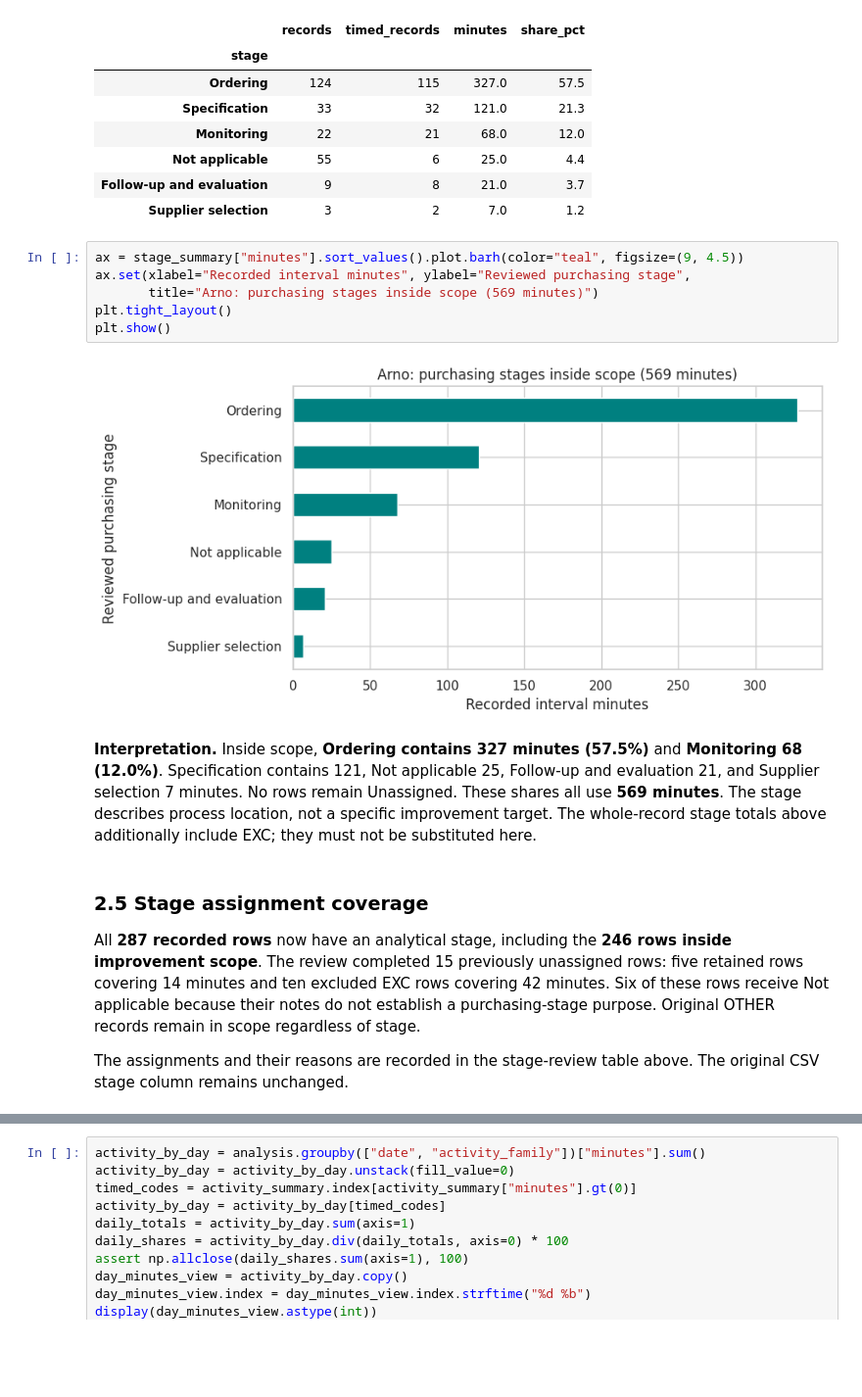
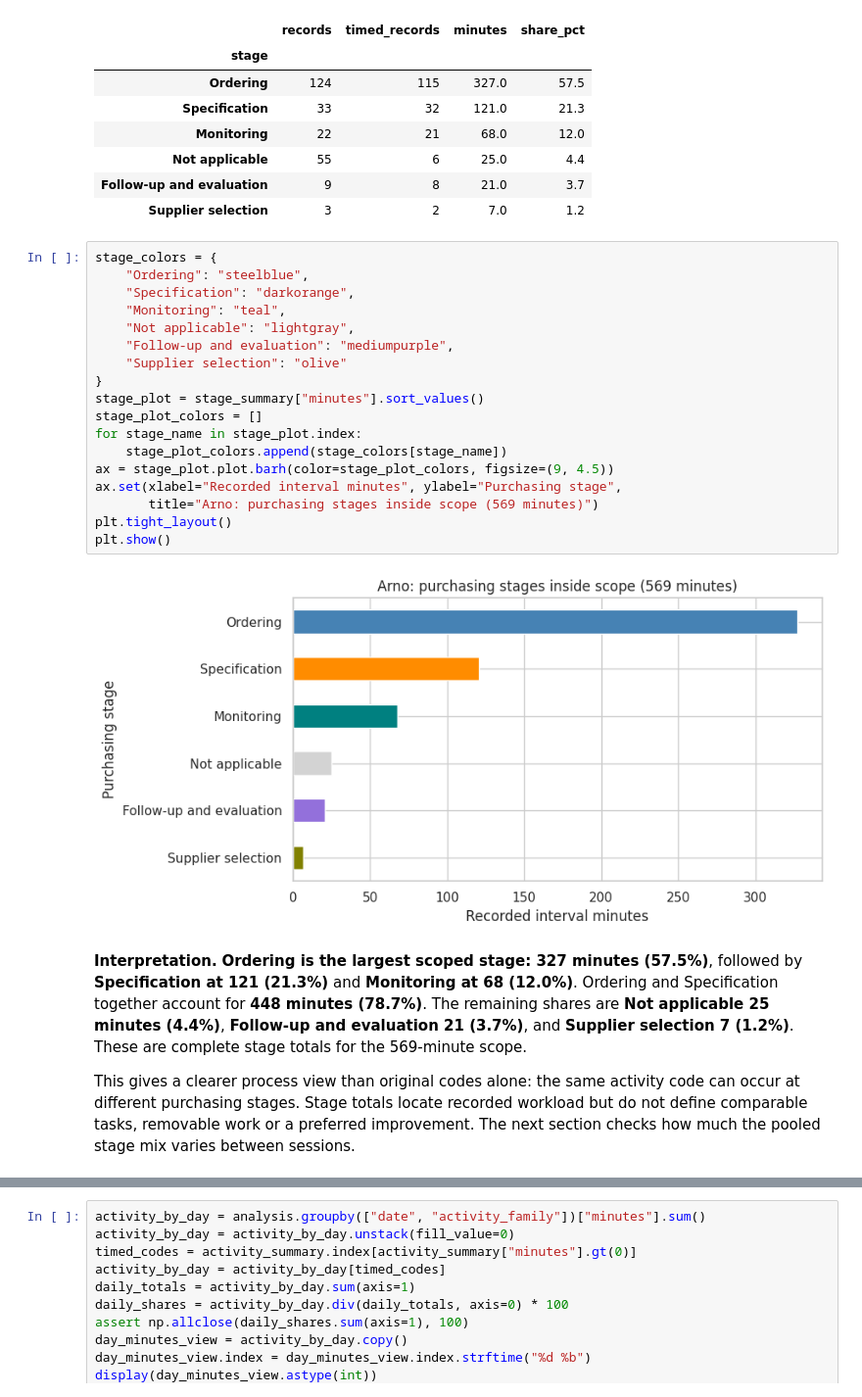
Before and after one commit to Luuuuuig/Bachelor-End-Project, a Jupyter notebook: Arno_Analysis_2026_10_02.ipynb, the cells around one changed output, grey strips where cells are left out. Shown at 98% size. Cells and saved outputs as stored; diff of their text form; blank space fills up the shorter version.

```diff
--- a/Arno_Analysis_2026_10_02.ipynb
+++ b/Arno_Analysis_2026_10_02.ipynb
@@ -570,18 +497,26 @@ display(stage_summary.round(1))
 | Follow-up and evaluation | 9 | 8 | 21.0 | 3.7 |
 | Supplier selection | 3 | 2 | 7.0 | 1.2 |
 # %%
-ax = stage_summary["minutes"].sort_values().plot.barh(color="teal", figsize=(9, 4.5))
-ax.set(xlabel="Recorded interval minutes", ylabel="Reviewed purchasing stage",
+stage_colors = {
+    "Ordering": "steelblue",
+    "Specification": "darkorange",
+    "Monitoring": "teal",
+    "Not applicable": "lightgray",
+    "Follow-up and evaluation": "mediumpurple",
+    "Supplier selection": "olive"
+}
+stage_plot = stage_summary["minutes"].sort_values()
+stage_plot_colors = []
+for stage_name in stage_plot.index:
+    stage_plot_colors.append(stage_colors[stage_name])
+ax = stage_plot.plot.barh(color=stage_plot_colors, figsize=(9, 4.5))
+ax.set(xlabel="Recorded interval minutes", ylabel="Purchasing stage",
        title="Arno: purchasing stages inside scope (569 minutes)")
 plt.tight_layout()
 plt.show()
 # %% [output]
-[figure, old version]
+[figure, new version]
 # %% [markdown]
-**Interpretation.** Inside scope, **Ordering contains 327 minutes (57.5%)** and **Monitoring 68 (12.0%)**. Specification contains 121, Not applicable 25, Follow-up and evaluation 21, and Supplier selection 7 minutes. No rows remain Unassigned. These shares all use **569 minutes**. The stage describes process location, not a specific improvement target. The whole-record stage totals above additionally include EXC; they must not be substituted here.
+**Interpretation.** **Ordering is the largest scoped stage: 327 minutes (57.5%)**, followed by **Specification at 121 (21.3%)** and **Monitoring at 68 (12.0%)**. Ordering and Specification together account for **448 minutes (78.7%)**. The remaining shares are **Not applicable 25 minutes (4.4%)**, **Follow-up and evaluation 21 (3.7%)**, and **Supplier selection 7 (1.2%)**. These are complete stage totals for the 569-minute scope.
+
+This gives a clearer process view than original codes alone: the same activity code can occur at different purchasing stages. Stage totals locate recorded workload but do not define comparable tasks, removable work or a preferred improvement. The next section checks how much the pooled stage mix varies between sessions.
-# %% [markdown]
-### 2.5 Stage assignment coverage
-
-All **287 recorded rows** now have an analytical stage, including the **246 rows inside improvement scope**. The review completed 15 previously unassigned rows: five retained rows covering 14 minutes and ten excluded EXC rows covering 42 minutes. Six of these rows receive Not applicable because their notes do not establish a purchasing-stage purpose. Original OTHER records remain in scope regardless of stage.
-
-The assignments and their reasons are recorded in the stage-review table above. The original CSV stage column remains unchanged.
```
Also changed, not shown: parts of 29 cells of this notebook, 1 other file.
